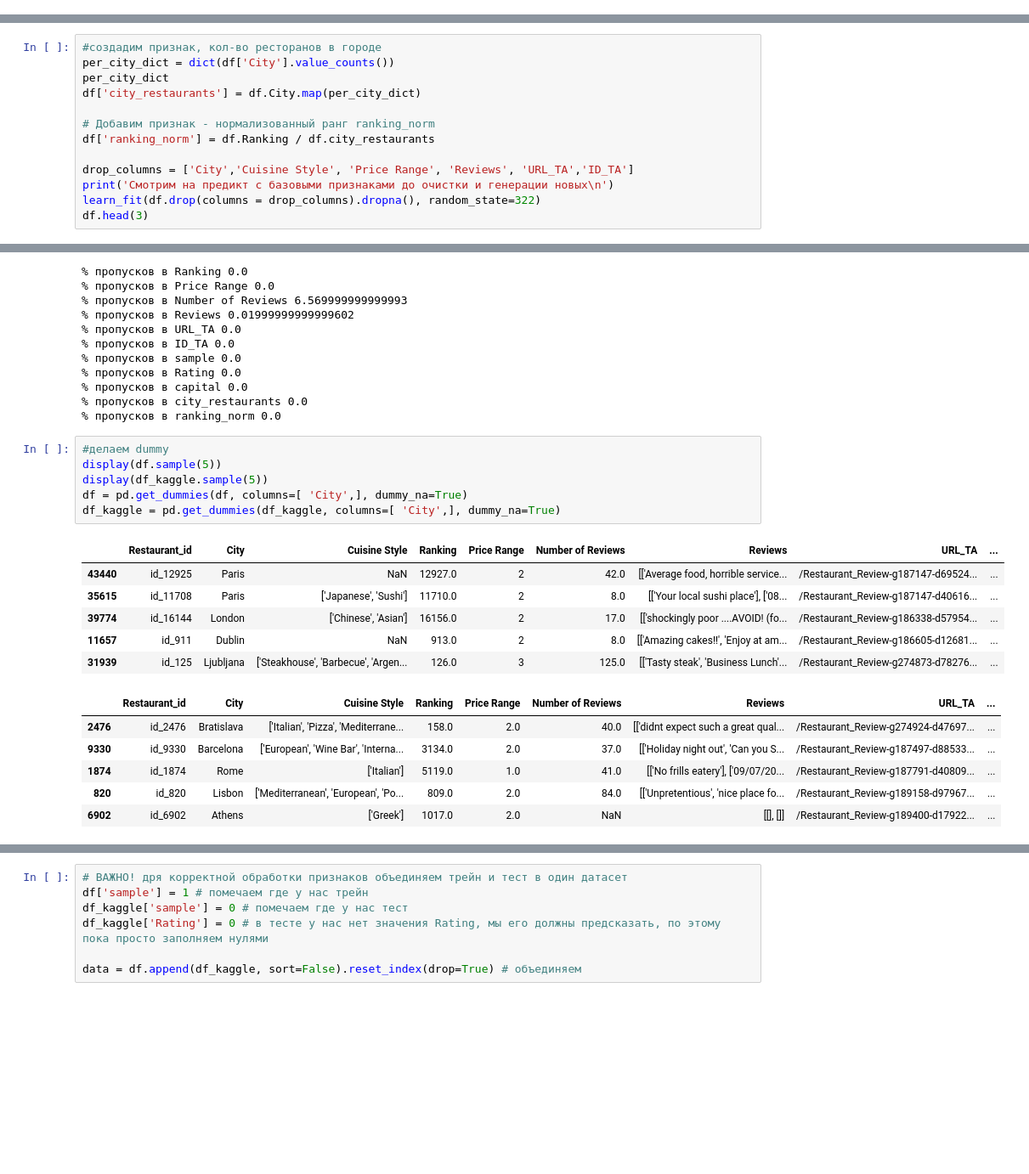
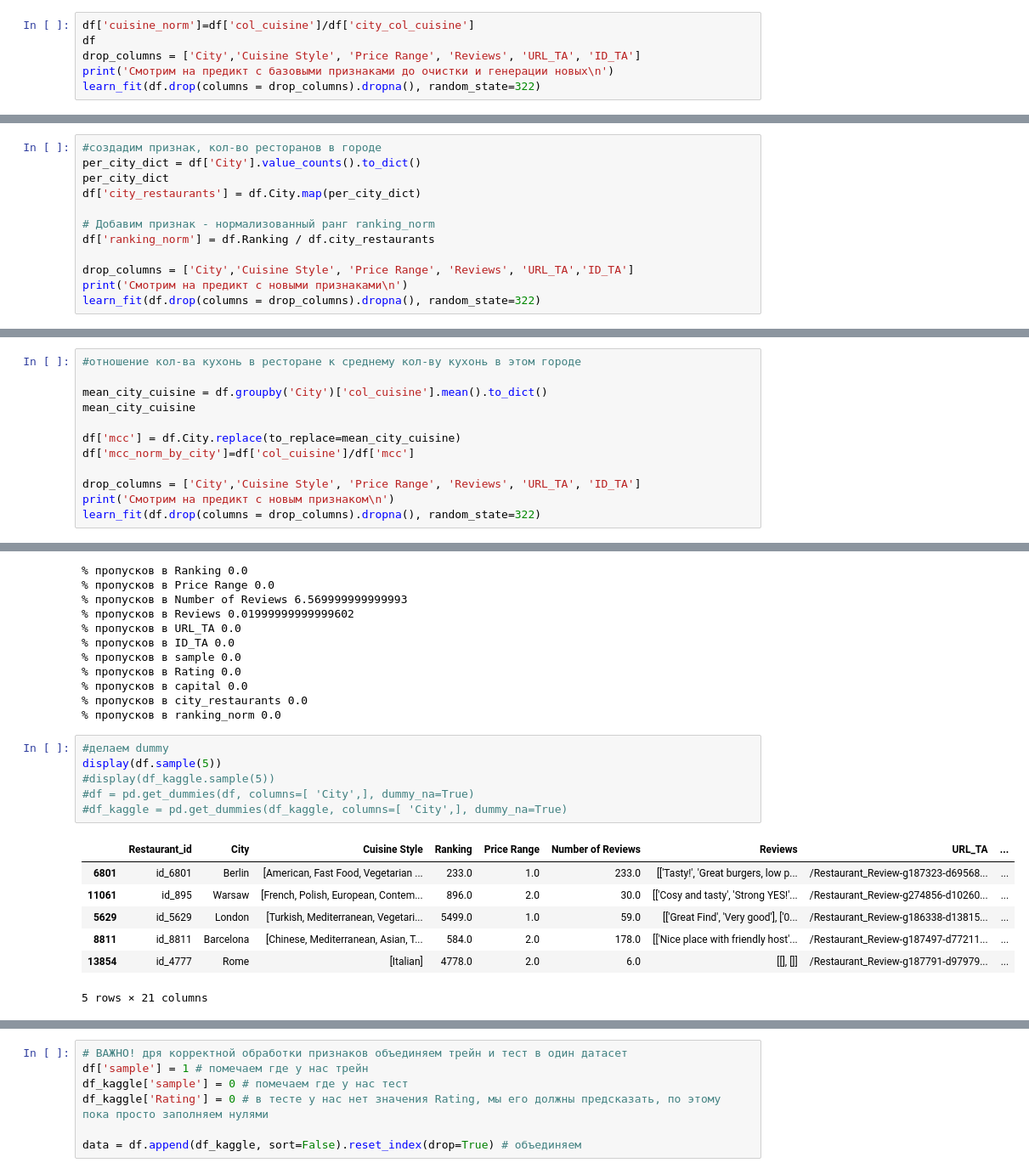
Before and after one commit to maximka1980/SF_DSPRO, a Jupyter notebook: module_3/module3_predict_submission-Copy1.ipynb, the cells around one changed output, grey strips where cells are left out. Shown: that part at 85% size. Drawn from its saved outputs; the diff is of its cells as text; blank space fills up the shorter version.

```diff
--- a/module_3/module3_predict_submission-Copy1.ipynb
+++ b/module_3/module3_predict_submission-Copy1.ipynb
@@ -391,0 +434,6 @@ df.head(4)
+# %%
+df['cuisine_norm']=df['col_cuisine']/df['city_col_cuisine']
+df
+drop_columns = ['City','Cuisine Style', 'Price Range', 'Reviews', 'URL_TA', 'ID_TA']
+print('Смотрим на предикт с базовыми признаками до очистки и генерации новых\n')
+learn_fit(df.drop(columns = drop_columns).dropna(), random_state=322)
@@ -406,6 +479,6 @@ df.head(4)
 # %%
 #создадим признак, кол-во ресторанов в городе
-per_city_dict = dict(df['City'].value_counts())
+per_city_dict = df['City'].value_counts().to_dict()
 per_city_dict
 df['city_restaurants'] = df.City.map(per_city_dict)
 
@@ -413,7 +486,6 @@ df['city_restaurants'] = df.City.map(per_city_dict)
 df['ranking_norm'] = df.Ranking / df.city_restaurants
 
 drop_columns = ['City','Cuisine Style', 'Price Range', 'Reviews', 'URL_TA','ID_TA']
-print('Смотрим на предикт с базовыми признаками до очистки и генерации новых\n')
+print('Смотрим на предикт с новыми признаками\n')
 learn_fit(df.drop(columns = drop_columns).dropna(), random_state=322)
-df.head(3)
 # %% [output]
@@ -429,0 +497,12 @@ MAE Классификация: 0.16833333333333333
+# %%
+#отношение кол-ва кухонь в ресторане к среднему кол-ву кухонь в этом городе
+
+mean_city_cuisine = df.groupby('City')['col_cuisine'].mean().to_dict()
+mean_city_cuisine
+
+df['mcc'] = df.City.replace(to_replace=mean_city_cuisine)
+df['mcc_norm_by_city']=df['col_cuisine']/df['mcc']
+
+drop_columns = ['City','Cuisine Style', 'Price Range', 'Reviews', 'URL_TA', 'ID_TA']
+print('Смотрим на предикт с новым признаком\n')
+learn_fit(df.drop(columns = drop_columns).dropna(), random_state=322)
@@ -473,19 +573,14 @@ missing_data(df_kaggle)
 # %%
 #делаем dummy
 display(df.sample(5))
-display(df_kaggle.sample(5))
-df = pd.get_dummies(df, columns=[ 'City',], dummy_na=True)
-df_kaggle = pd.get_dummies(df_kaggle, columns=[ 'City',], dummy_na=True)
+#display(df_kaggle.sample(5))
+#df = pd.get_dummies(df, columns=[ 'City',], dummy_na=True)
+#df_kaggle = pd.get_dummies(df_kaggle, columns=[ 'City',], dummy_na=True)
 # %% [output]
 |  | Restaurant_id | City | Cuisine Style | Ranking | Price Range | Number of Reviews | Reviews | URL_TA | ... |
-| 43440 | id_12925 | Paris | NaN | 12927.0 | 2 | 42.0 | [['Average food, horrible service... | /Restaurant_Review-g187147-d69524... | ... |
-| 35615 | id_11708 | Paris | ['Japanese', 'Sushi'] | 11710.0 | 2 | 8.0 | [['Your local sushi place'], ['08... | /Restaurant_Review-g187147-d40616... | ... |
-| 39774 | id_16144 | London | ['Chinese', 'Asian'] | 16156.0 | 2 | 17.0 | [['shockingly poor ....AVOID! (fo... | /Restaurant_Review-g186338-d57954... | ... |
-| 11657 | id_911 | Dublin | NaN | 913.0 | 2 | 8.0 | [['Amazing cakes!!', 'Enjoy at am... | /Restaurant_Review-g186605-d12681... | ... |
-| 31939 | id_125 | Ljubljana | ['Steakhouse', 'Barbecue', 'Argen... | 126.0 | 3 | 125.0 | [['Tasty steak', 'Business Lunch'... | /Restaurant_Review-g274873-d78276... | ... |
+| 6801 | id_6801 | Berlin | [American, Fast Food, Vegetarian ... | 233.0 | 1.0 | 233.0 | [['Tasty!', 'Great burgers, low p... | /Restaurant_Review-g187323-d69568... | ... |
+| 11061 | id_895 | Warsaw | [French, Polish, European, Contem... | 896.0 | 2.0 | 30.0 | [['Cosy and tasty', 'Strong YES!'... | /Restaurant_Review-g274856-d10260... | ... |
+| 5629 | id_5629 | London | [Turkish, Mediterranean, Vegetari... | 5499.0 | 1.0 | 59.0 | [['Great Find', 'Very good'], ['0... | /Restaurant_Review-g186338-d13815... | ... |
+| 8811 | id_8811 | Barcelona | [Chinese, Mediterranean, Asian, T... | 584.0 | 2.0 | 178.0 | [['Nice place with friendly host'... | /Restaurant_Review-g187497-d77211... | ... |
+| 13854 | id_4777 | Rome | [Italian] | 4778.0 | 2.0 | 6.0 | [[], []] | /Restaurant_Review-g187791-d97979... | ... |
-|  | Restaurant_id | City | Cuisine Style | Ranking | Price Range | Number of Reviews | Reviews | URL_TA | ... |
-| 2476 | id_2476 | Bratislava | ['Italian', 'Pizza', 'Mediterrane... | 158.0 | 2.0 | 40.0 | [['didnt expect such a great qual... | /Restaurant_Review-g274924-d47697... | ... |
-| 9330 | id_9330 | Barcelona | ['European', 'Wine Bar', 'Interna... | 3134.0 | 2.0 | 37.0 | [['Holiday night out', 'Can you S... | /Restaurant_Review-g187497-d88533... | ... |
-| 1874 | id_1874 | Rome | ['Italian'] | 5119.0 | 1.0 | 41.0 | [['No frills eatery'], ['09/07/20... | /Restaurant_Review-g187791-d40809... | ... |
-| 820 | id_820 | Lisbon | ['Mediterranean', 'European', 'Po... | 809.0 | 2.0 | 84.0 | [['Unpretentious', 'nice place fo... | /Restaurant_Review-g189158-d97967... | ... |
-| 6902 | id_6902 | Athens | ['Greek'] | 1017.0 | 2.0 | NaN | [[], []] | /Restaurant_Review-g189400-d17922... | ... |
+5 rows × 21 columns
```
Also changed, not shown: parts of 32 cells of this notebook, 2 other files.
